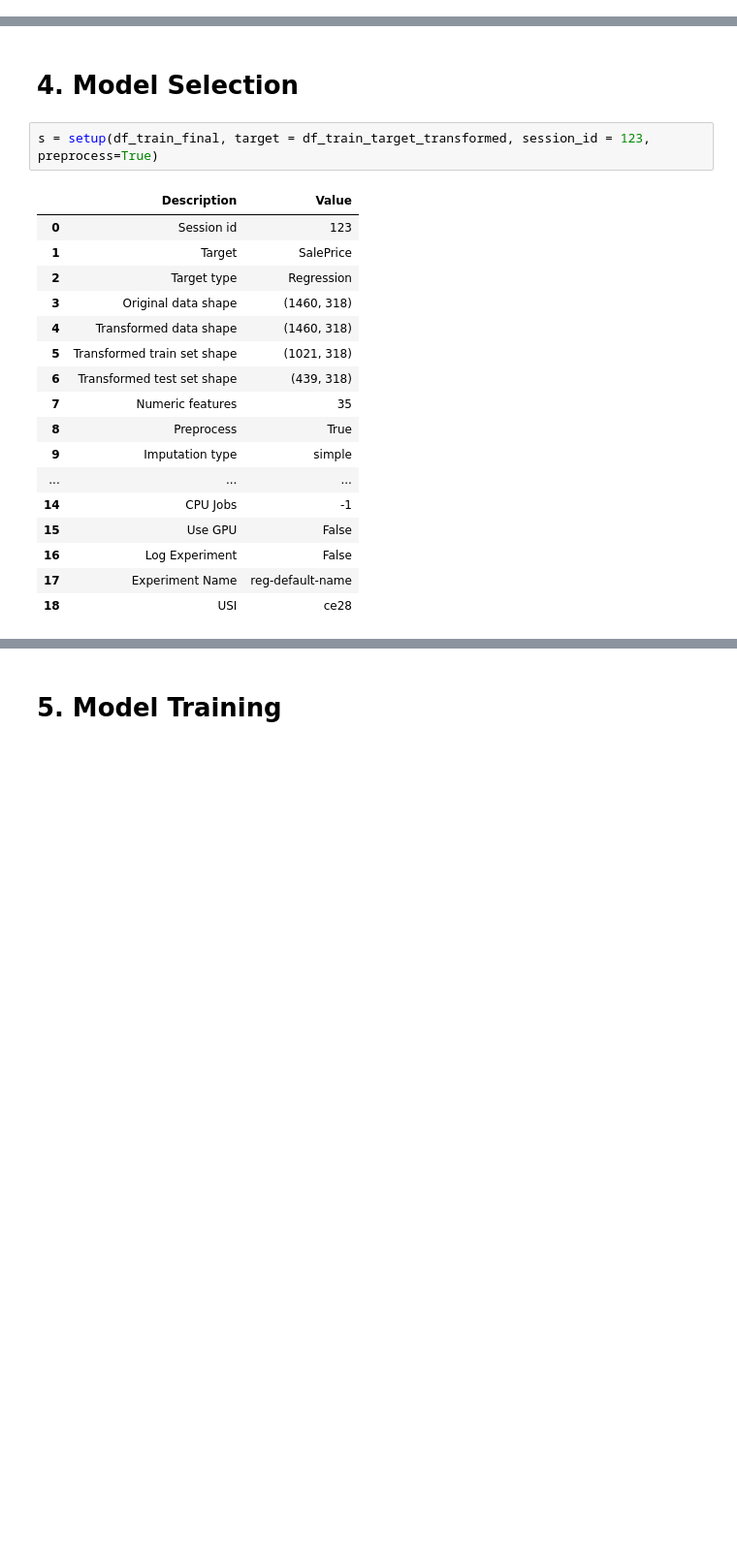
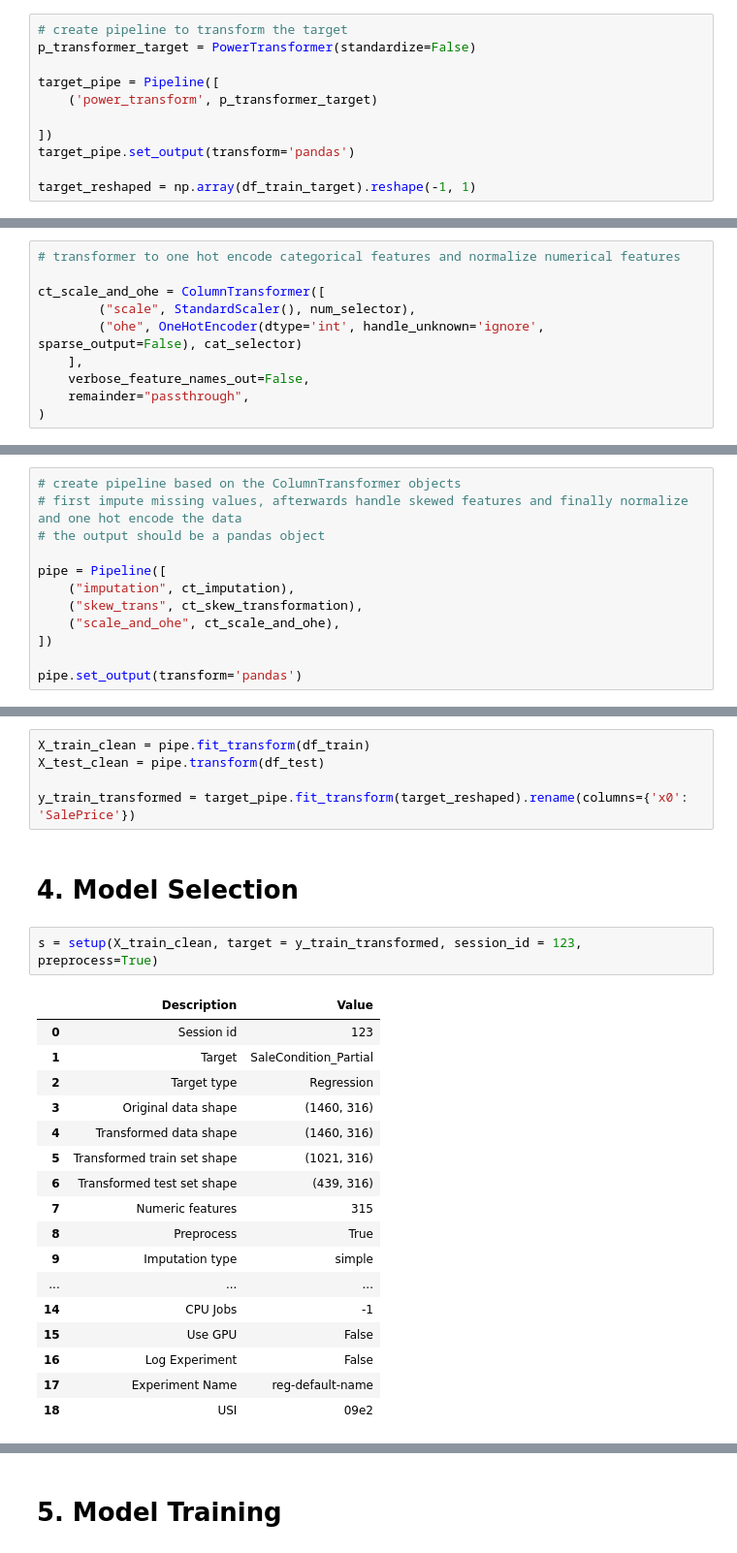
Before and after one commit to beytuuh42/regression-house-prices-kaggle, a Jupyter notebook: house-price-regression.ipynb, the cells around one changed output, grey strips where cells are left out. Shown at 97% size. Cells and saved outputs as stored; diff of their text form; blank space fills up the shorter version.

Commit message:
Add files via upload
added EDA
changed preprocessing and feature engineering steps. makes use of sklearn pipeline and transformers

```diff
--- a/house-price-regression.ipynb
+++ b/house-price-regression.ipynb
@@ -430 +459,12 @@ df_train_target_transformed.hist(figsize=(5,4), bins=50, xlabelsize=8, ylabelsiz
+# %%
+# create pipeline to transform the target
+p_transformer_target = PowerTransformer(standardize=False)
+
+target_pipe = Pipeline([
+    ('power_transform', p_transformer_target)
+
+])
+target_pipe.set_output(transform='pandas')
+
+target_reshaped = np.array(df_train_target).reshape(-1, 1)
 # %% [markdown]
@@ -447,0 +473,10 @@ df_encoded.head(10)
+# %%
+# transformer to one hot encode categorical features and normalize numerical features
+
+ct_scale_and_ohe = ColumnTransformer([
+        ("scale", StandardScaler(), num_selector),
+        ("ohe", OneHotEncoder(dtype='int', handle_unknown='ignore', sparse_output=False), cat_selector)
+    ],
+    verbose_feature_names_out=False,
+    remainder="passthrough",
+)
@@ -447,0 +485,12 @@ df_encoded.head(10)
+# %%
+# create pipeline based on the ColumnTransformer objects
+# first impute missing values, afterwards handle skewed features and finally normalize and one hot encode the data
+# the output should be a pandas object
+
+pipe = Pipeline([
+    ("imputation", ct_imputation),
+    ("skew_trans", ct_skew_transformation),
+    ("scale_and_ohe", ct_scale_and_ohe),
+])
+
+pipe.set_output(transform='pandas')
@@ -507,17 +517,22 @@ df_test_final.head()
+# %%
+X_train_clean = pipe.fit_transform(df_train)
+X_test_clean = pipe.transform(df_test)
+
+y_train_transformed = target_pipe.fit_transform(target_reshaped).rename(columns={'x0': 'SalePrice'})
 # %% [markdown]
 # 4. Model Selection
 # %%
-s = setup(df_train_final, target = df_train_target_transformed, session_id = 123, preprocess=True)
+s = setup(X_train_clean, target = y_train_transformed, session_id = 123, preprocess=True)
 # %% [output]
 |  | Description | Value |
 | 0 | Session id | 123 |
-| 1 | Target | SalePrice |
+| 1 | Target | SaleCondition_Partial |
 | 2 | Target type | Regression |
-| 3 | Original data shape | (1460, 318) |
-| 4 | Transformed data shape | (1460, 318) |
-| 5 | Transformed train set shape | (1021, 318) |
-| 6 | Transformed test set shape | (439, 318) |
-| 7 | Numeric features | 35 |
+| 3 | Original data shape | (1460, 316) |
+| 4 | Transformed data shape | (1460, 316) |
+| 5 | Transformed train set shape | (1021, 316) |
+| 6 | Transformed test set shape | (439, 316) |
+| 7 | Numeric features | 315 |
 | 8 | Preprocess | True |
 | 9 | Imputation type | simple |
 | ... | ... | ... |
@@ -525,4 +540,4 @@ s = setup(df_train_final, target = df_train_target_transformed, session_id = 123
 | 15 | Use GPU | False |
 | 16 | Log Experiment | False |
 | 17 | Experiment Name | reg-default-name |
-| 18 | USI | ce28 |
+| 18 | USI | 09e2 |
```
Also changed, not shown: parts of 95 cells of this notebook.
